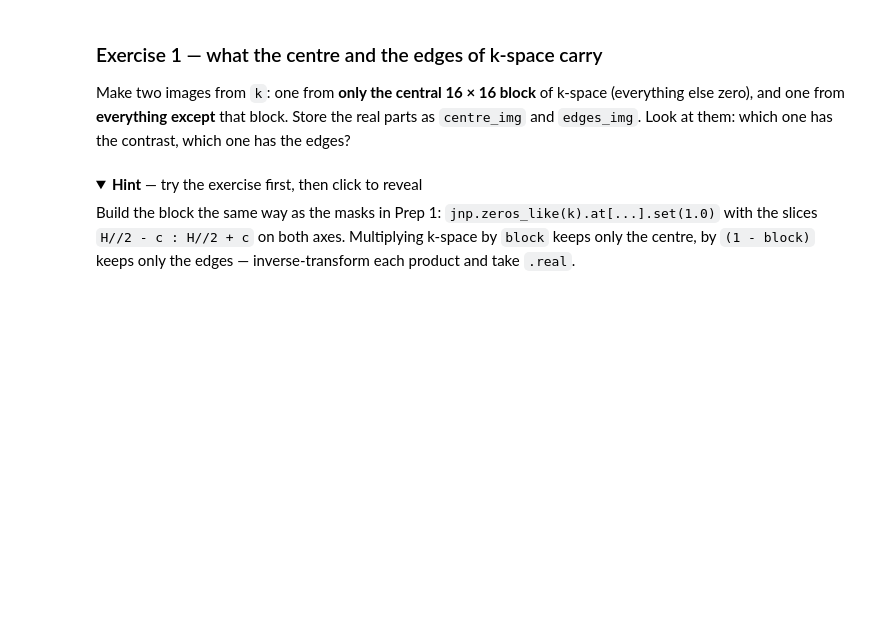
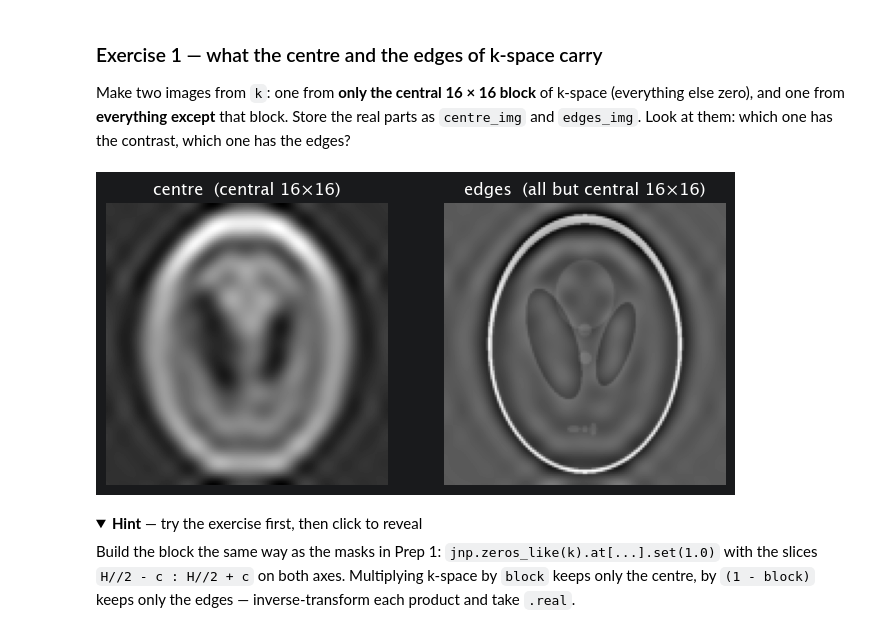
Before and after one commit to Edith123321/mri-generative-priors, a Jupyter notebook: notebooks/prep/02_fourier_and_kspace.ipynb, the cells around one changed output. Cells and saved outputs as stored; diff of their text form; code cells hidden in the pictures; folded sections open; blank space fills up the shorter version.

```diff
--- a/notebooks/prep/02_fourier_and_kspace.ipynb
+++ b/notebooks/prep/02_fourier_and_kspace.ipynb
@@ -76,11 +76,24 @@ Look at them: which one has the contrast, which one has the edges?
 # %%
 c = 8
 H, W = k.shape
-# YOUR CODE HERE: build `block`, a (H, W) array that is 1 inside the central 2c x 2c block and 0
-# elsewhere, then make the two images from it
-block = ...
-centre_img = ...
-edges_img = ...
+
+# Central 2c × 2c block mask
+block = jnp.zeros((H, W), k.real.dtype).at[H//2-c:H//2+c, W//2-c:W//2+c].set(1.0)
+
+# Two reconstructions
+centre_img = jnp.real(ifft2c(k * block))
+edges_img  = jnp.real(ifft2c(k * (1.0 - block)))
+
+# Normalise (repo convention)
+centre_img = centre_img / centre_img.max()
+edges_img  = edges_img / edges_img.max()
+
+fig, ax = plt.subplots(1, 2, figsize=(8, 4))
+ax[0].imshow(centre_img, cmap="gray"); ax[0].set_title(f"centre  (central {2*c}×{2*c})"); ax[0].axis("off")
+ax[1].imshow(edges_img,  cmap="gray"); ax[1].set_title(f"edges  (all but central {2*c}×{2*c})"); ax[1].axis("off")
+plt.show()
+# %% [output]
+[figure, added]
 # %% [markdown]
 <details><summary><b>Hint</b> — try the exercise first, then click to reveal</summary>
 
```
Also changed, not shown: parts of 4 cells of this notebook, 1 other file.
